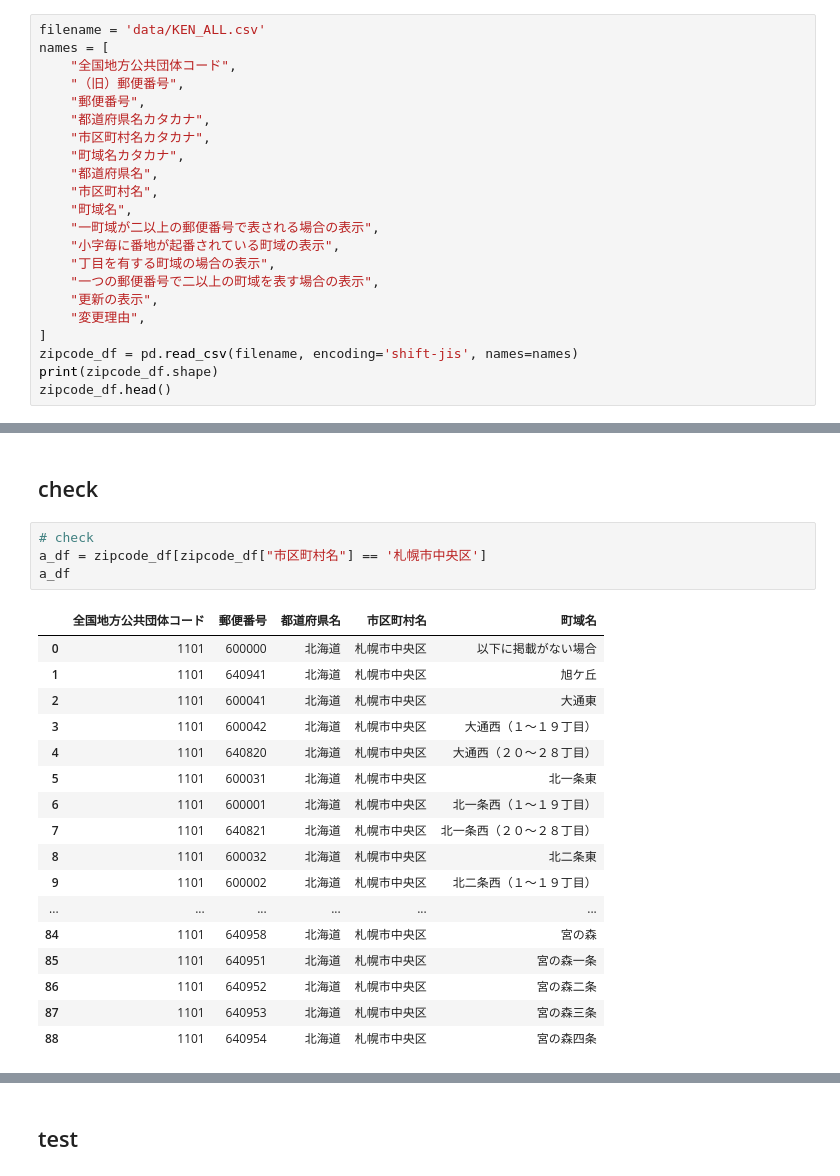
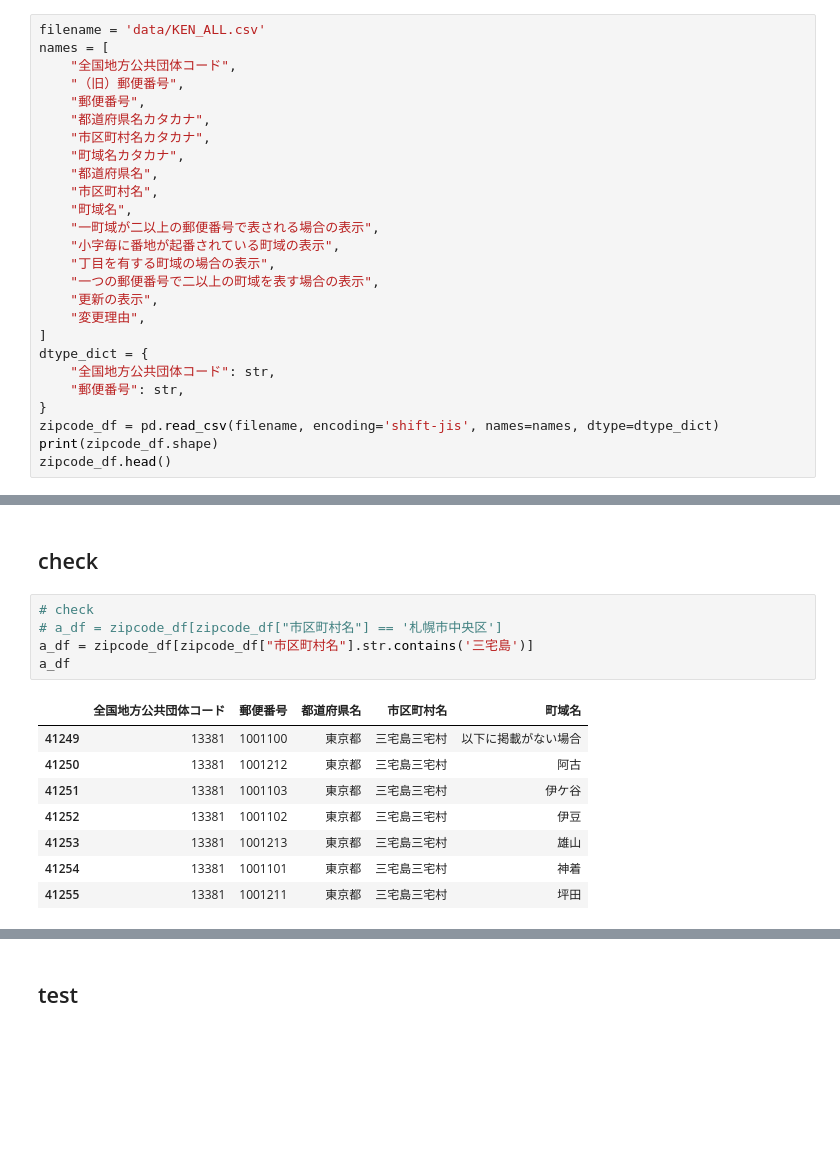
Before and after one commit to newini/zipcode_to_geo, a Jupyter notebook: 03_merge_zipcode_and_latitude_longitude.ipynb, the cells around one changed output, grey strips where cells are left out. Saved outputs shown, nothing was run; the diff lists cells and outputs as text; blank space fills up the shorter version.

```diff
--- a/03_merge_zipcode_and_latitude_longitude.ipynb
+++ b/03_merge_zipcode_and_latitude_longitude.ipynb
@@ -55,7 +113,11 @@ names = [
     "更新の表示",
     "変更理由",
 ]
-zipcode_df = pd.read_csv(filename, encoding='shift-jis', names=names)
+dtype_dict = {
+    "全国地方公共団体コード": str,
+    "郵便番号": str,
+}
+zipcode_df = pd.read_csv(filename, encoding='shift-jis', names=names, dtype=dtype_dict)
 print(zipcode_df.shape)
 zipcode_df.head()
 # %% [output]
@@ -93,25 +158,17 @@ latlong_df = latlong_df[use_cols]
 ## check
 # %%
 # check
-a_df = zipcode_df[zipcode_df["市区町村名"] == '札幌市中央区']
+# a_df = zipcode_df[zipcode_df["市区町村名"] == '札幌市中央区']
+a_df = zipcode_df[zipcode_df["市区町村名"].str.contains('三宅島')]
 a_df
 # %% [output]
 |  | 全国地方公共団体コード | 郵便番号 | 都道府県名 | 市区町村名 | 町域名 |
-| 0 | 1101 | 600000 | 北海道 | 札幌市中央区 | 以下に掲載がない場合 |
-| 1 | 1101 | 640941 | 北海道 | 札幌市中央区 | 旭ケ丘 |
-| 2 | 1101 | 600041 | 北海道 | 札幌市中央区 | 大通東 |
-| 3 | 1101 | 600042 | 北海道 | 札幌市中央区 | 大通西（１〜１９丁目） |
-| 4 | 1101 | 640820 | 北海道 | 札幌市中央区 | 大通西（２０〜２８丁目） |
-| 5 | 1101 | 600031 | 北海道 | 札幌市中央区 | 北一条東 |
-| 6 | 1101 | 600001 | 北海道 | 札幌市中央区 | 北一条西（１〜１９丁目） |
-| 7 | 1101 | 640821 | 北海道 | 札幌市中央区 | 北一条西（２０〜２８丁目） |
-| 8 | 1101 | 600032 | 北海道 | 札幌市中央区 | 北二条東 |
-| 9 | 1101 | 600002 | 北海道 | 札幌市中央区 | 北二条西（１〜１９丁目） |
-| ... | ... | ... | ... | ... | ... |
-| 84 | 1101 | 640958 | 北海道 | 札幌市中央区 | 宮の森 |
-| 85 | 1101 | 640951 | 北海道 | 札幌市中央区 | 宮の森一条 |
-| 86 | 1101 | 640952 | 北海道 | 札幌市中央区 | 宮の森二条 |
-| 87 | 1101 | 640953 | 北海道 | 札幌市中央区 | 宮の森三条 |
-| 88 | 1101 | 640954 | 北海道 | 札幌市中央区 | 宮の森四条 |
+| 41249 | 13381 | 1001100 | 東京都 | 三宅島三宅村 | 以下に掲載がない場合 |
+| 41250 | 13381 | 1001212 | 東京都 | 三宅島三宅村 | 阿古 |
+| 41251 | 13381 | 1001103 | 東京都 | 三宅島三宅村 | 伊ケ谷 |
+| 41252 | 13381 | 1001102 | 東京都 | 三宅島三宅村 | 伊豆 |
+| 41253 | 13381 | 1001213 | 東京都 | 三宅島三宅村 | 雄山 |
+| 41254 | 13381 | 1001101 | 東京都 | 三宅島三宅村 | 神着 |
+| 41255 | 13381 | 1001211 | 東京都 | 三宅島三宅村 | 坪田 |
 # %%
 # check
```
Also changed, not shown: parts of 23 cells of this notebook, 2 other files.
